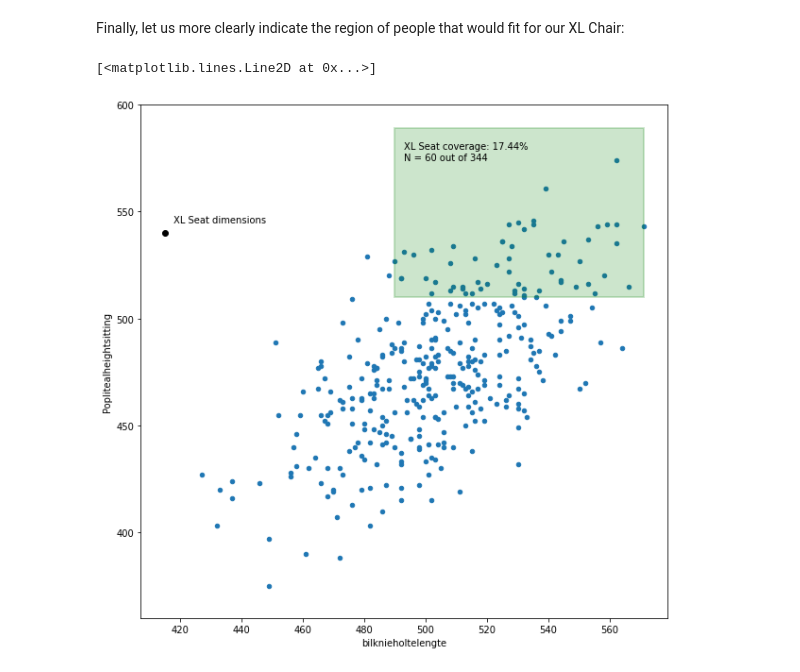
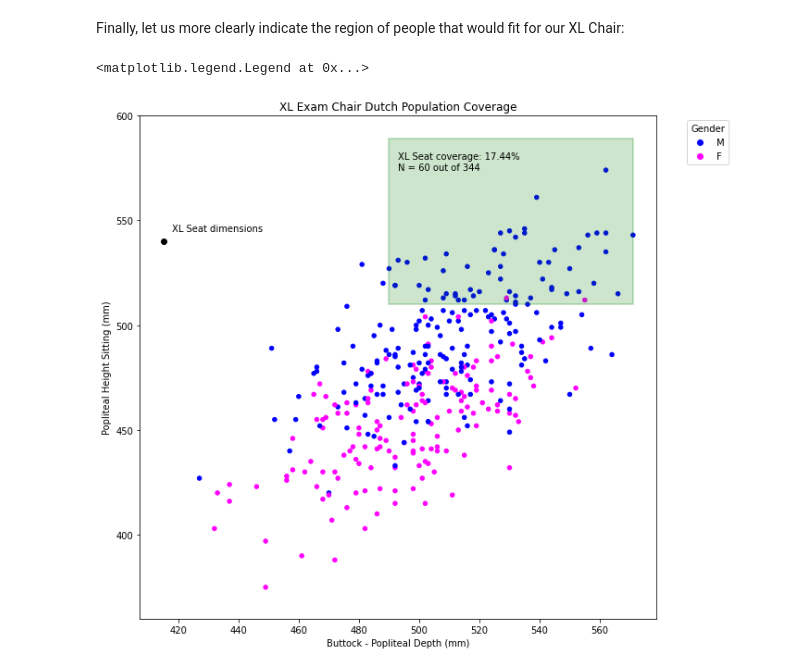
Before and after one commit to jurra/dyned, a Jupyter notebook: notebooks/ChairDesign.ipynb, the cells around one changed output. Cells and saved outputs as stored; diff of their text form; code cells hidden in the pictures.

Commit message:
Tweaks to final graph, e.g. legend and gender coloring.

```diff
--- a/notebooks/ChairDesign.ipynb
+++ b/notebooks/ChairDesign.ipynb
@@ -179,34 +179,48 @@ scatter_ax2.axvline(x=upper_bound_buttock_popliteal_depth, color='r')
 Finally, let us more clearly indicate the region of people that would fit for our XL Chair:
 # %%
 from matplotlib.patches import Rectangle
+from matplotlib.lines import Line2D
 
 x_range = upper_bound_buttock_popliteal_depth - lower_bound_buttock_popliteal_depth
 y_range = upper_bound_popliteal_height_sitting - lower_bound_popliteal_height_sitting
 
-scatter_ax2 = df.plot.scatter(buttock_popliteal_depth_name , popliteal_height_sitting_name, figsize=(10,10))
+colors = {'M':'blue', 'F':'fuchsia'}
+
+scatter_ax2 = df.plot.scatter(
+    buttock_popliteal_depth_name , popliteal_height_sitting_name,
+    color = df.Gender.map( colors ),
+    figsize=(10,10))
 
 scatter_ax2.set_ylim(360,600)
+
+scatter_ax2.set_xlabel("Buttock - Popliteal Depth (mm)")
+scatter_ax2.set_ylabel("Popliteal Height Sitting (mm)")
+scatter_ax2.set_title("XL Exam Chair Dutch Population Coverage")
 
 scatter_ax2.add_patch(Rectangle(
     (lower_bound_buttock_popliteal_depth, lower_bound_popliteal_height_sitting),
     x_range, y_range,
     color='g',
     fill=True,
     alpha=0.2,
     lw=2)
 )
 
 in_XL = (df[buttock_popliteal_depth_name].between( lower_bound_buttock_popliteal_depth , upper_bound_buttock_popliteal_depth)
         & df[popliteal_height_sitting_name].between( lower_bound_popliteal_height_sitting , upper_bound_popliteal_height_sitting))
 
 coverage = np.round((in_XL.sum() / in_XL.count()) * 100.0,decimals=2 )
 
 p = np.array((lower_bound_buttock_popliteal_depth,upper_bound_popliteal_height_sitting))
 scatter_ax2.annotate("XL Seat coverage: " + str(coverage) + "%\nN = " + str(in_XL.sum()) + " out of " + str(in_XL.count()) ,p, xytext=p+(3,-15))
 
 p = np.array((m_seat_depth,m_seat_height))
 scatter_ax2.annotate("XL Seat dimensions",p, xytext=p+(3,5))
 scatter_ax2.plot(m_seat_depth,m_seat_height,'o',color="k")
+
+# gender legend
+handles = [Line2D([0], [0], marker='o', color='w', markerfacecolor=v, label=k, markersize=8) for k, v in colors.items()]
+scatter_ax2.legend(title='Gender', handles=handles, bbox_to_anchor=(1.05, 1), loc='upper left')
 # %% [output]
-[<matplotlib.lines.Line2D at 0x...>]
+<matplotlib.legend.Legend at 0x...>
-[figure, old version]
+[figure, new version]
```
Also changed, not shown: parts of 1 cell of this notebook.
